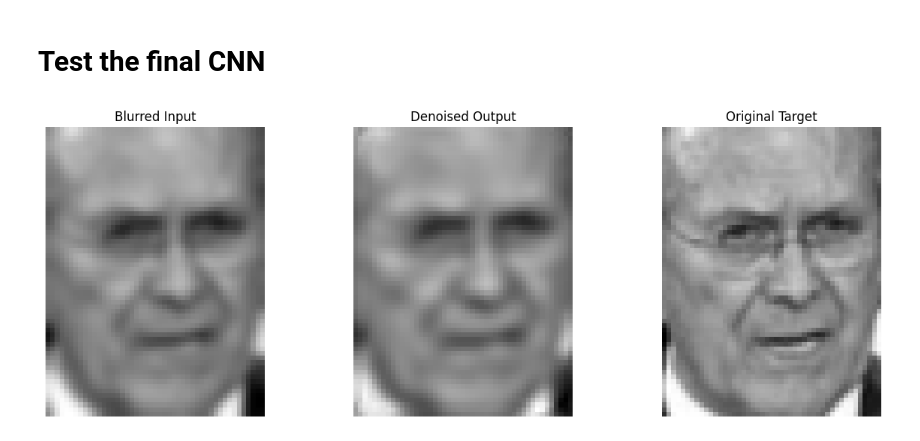
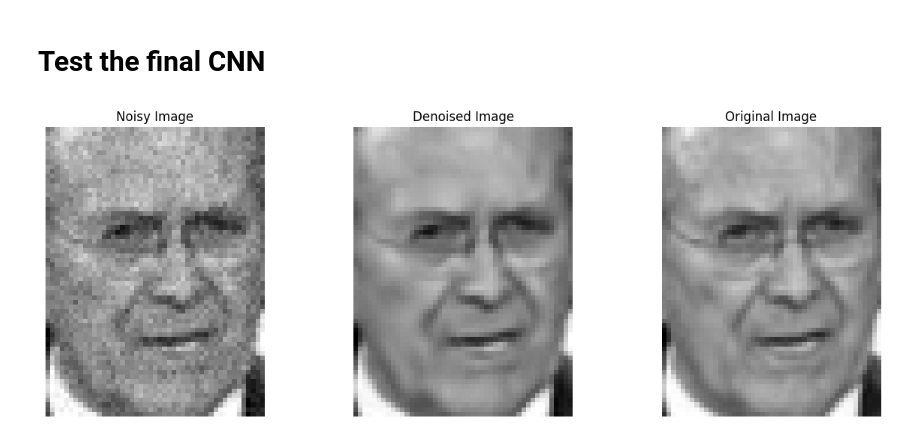
Before and after one commit to AdrienMarch/Hanon, a Jupyter notebook: Hanon.ipynb, the cells around one changed output. Cells and saved outputs as stored; diff of their text form; code cells hidden in the pictures.

```diff
--- a/Hanon.ipynb
+++ b/Hanon.ipynb
@@ -53 +59,15 @@ Image dataset loaded.
+# %%
+def grayscale(image):
+    X, Y = np.shape(image)
+
+    m = image.min()
+    M = image.max()
+
+    for i in range(X):
+        for j in range(Y):
+            image[i, j] = (image[i, j] * 255) / (M) if M > 0 else 0
+
+    return image
+
+img_grayscale = np.array([grayscale(image) for image in img])
 # %% [markdown]
@@ -55,7 +75,13 @@ Image dataset loaded.
 # %%
-# GaussianBlur(image, kernel size, sigma)
-# sigma = 0 means that it is calculated from the kernel size
-img_blurred = np.array([cv2.GaussianBlur(image, (5, 5), 0) for image in img])
+def add_noise(image, noise_factor=0.5):
+    noise = np.random.randn(*image.shape) * noise_factor
+    noisy_image = image + noise
+    return np.clip(noisy_image, 0, 255).astype(np.uint8)
+
+img_noisy = np.zeros_like(img_grayscale)
+
+for i in range(len(img_grayscale)):
+    img_noisy[i] = add_noise(img_grayscale[i], noise_factor=10)
 # %%
 plt.figure(figsize=(5, 5))
 
@@ -163,30 +236,31 @@ Epoch 30/30
 # %%
 idx = 10
 
 # Denoise one image
-cnn_backbone.eval()
+cnn.eval()
 with torch.no_grad():
     # Take a blurred image
-    blurred = add_channel(img_blurred[idx]).unsqueeze(0).to(device)
-    # Denoise it
-    denoised = cnn_backbone(blurred).cpu().squeeze()
+    blurred = add_channel(img_noisy[idx]).unsqueeze(0).to(device)
+    # Predict noise and subtract from blurred (keep on GPU)
+    noise_pred = cnn(blurred)
+    denoised = torch.clamp(blurred - noise_pred, 0, 1).cpu().squeeze()
 
 # Visualize
 plt.figure(figsize=(15, 5))
 plt.subplot(1, 3, 1)
-plt.imshow(img_blurred[idx], cmap='gray')
-plt.title("Blurred Input")
+plt.imshow(img_noisy[idx], cmap='gray')
+plt.title("Noisy Image")
 plt.axis('off')
 
 plt.subplot(1, 3, 2)
 plt.imshow(denoised, cmap='gray')
-plt.title("Denoised Output")
+plt.title("Denoised Image")
 plt.axis('off')
 
 plt.subplot(1, 3, 3)
-plt.imshow(img[idx], cmap='gray')
-plt.title("Original Target")
+plt.imshow(img_grayscale[idx], cmap='gray')
+plt.title("Original Image")
 plt.axis('off')
 plt.show()
 # %% [output]
-[figure, old version]
+[figure, new version]
```
Also changed, not shown: parts of 9 cells of this notebook, 1 other file.
